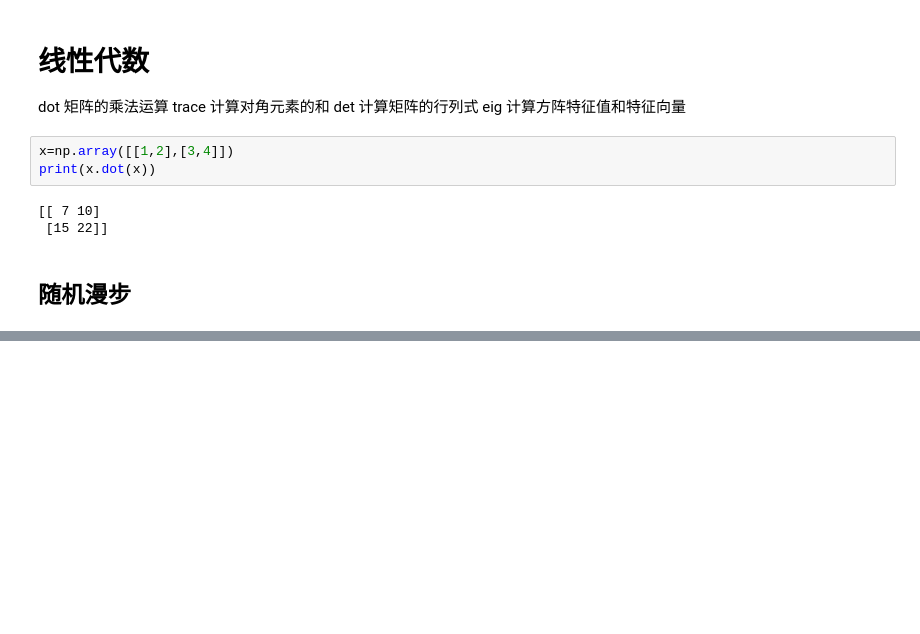
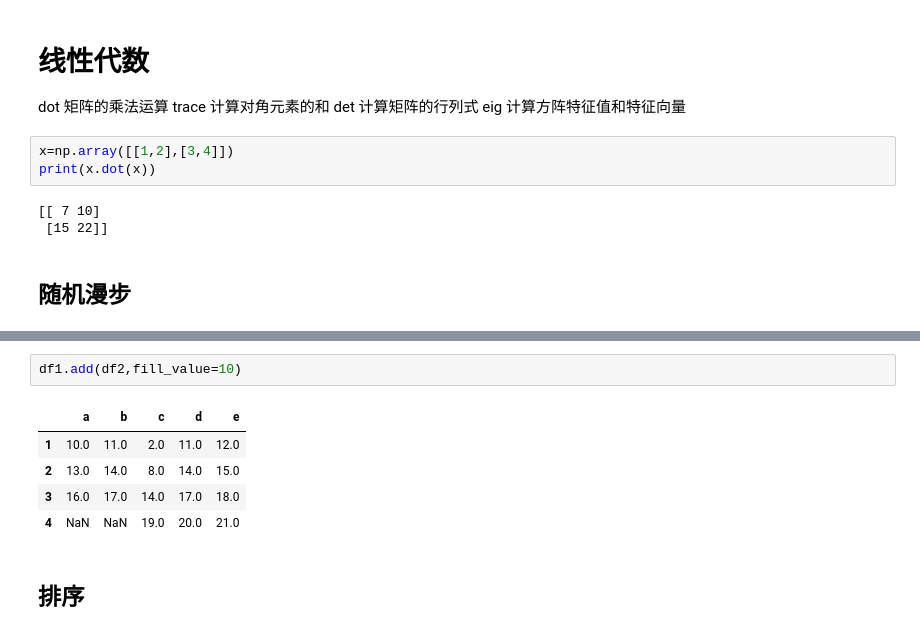
Before and after one commit to qwaszx2334/NLP_class, a Jupyter notebook: 日常代码总结/numpy&pandas.ipynb, the cells around one changed output, grey strips where cells are left out. Cells and saved outputs as stored; diff of their text form; blank space fills up the shorter version.

```diff
--- a/日常代码总结/numpy&pandas.ipynb
+++ b/日常代码总结/numpy&pandas.ipynb
@@ -261,0 +480,10 @@ plt.show()
+# %%
+df1.add(df2,fill_value=10)
+# %% [output]
+|  | a | b | c | d | e |
+| 1 | 10.0 | 11.0 | 2.0 | 11.0 | 12.0 |
+| 2 | 13.0 | 14.0 | 8.0 | 14.0 | 15.0 |
+| 3 | 16.0 | 17.0 | 14.0 | 17.0 | 18.0 |
+| 4 | NaN | NaN | 19.0 | 20.0 | 21.0 |
+# %% [markdown]
+## 排序
```
Also changed, not shown: parts of 44 cells of this notebook, 9 other files.
